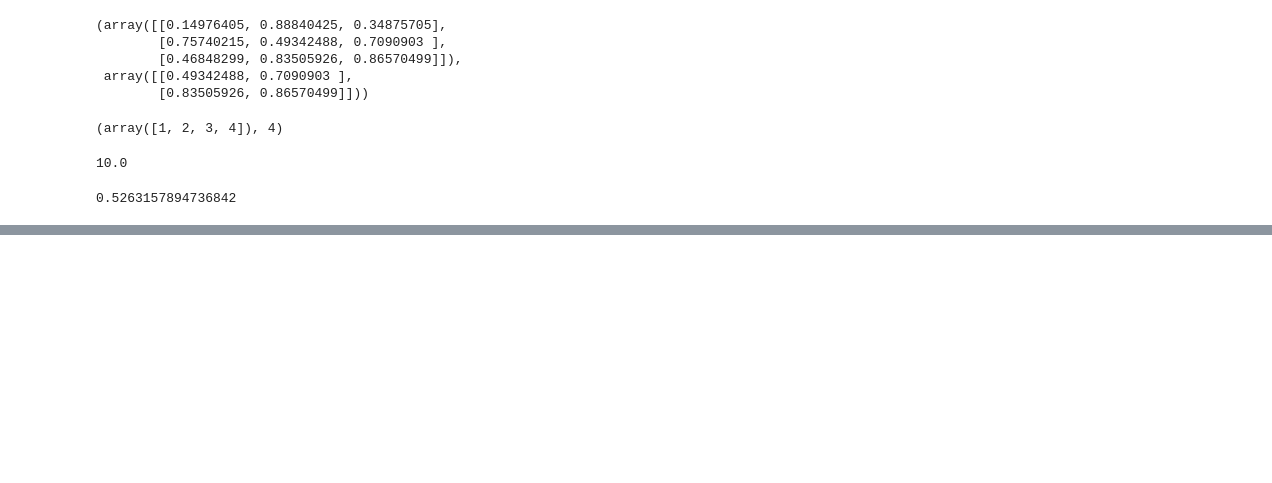
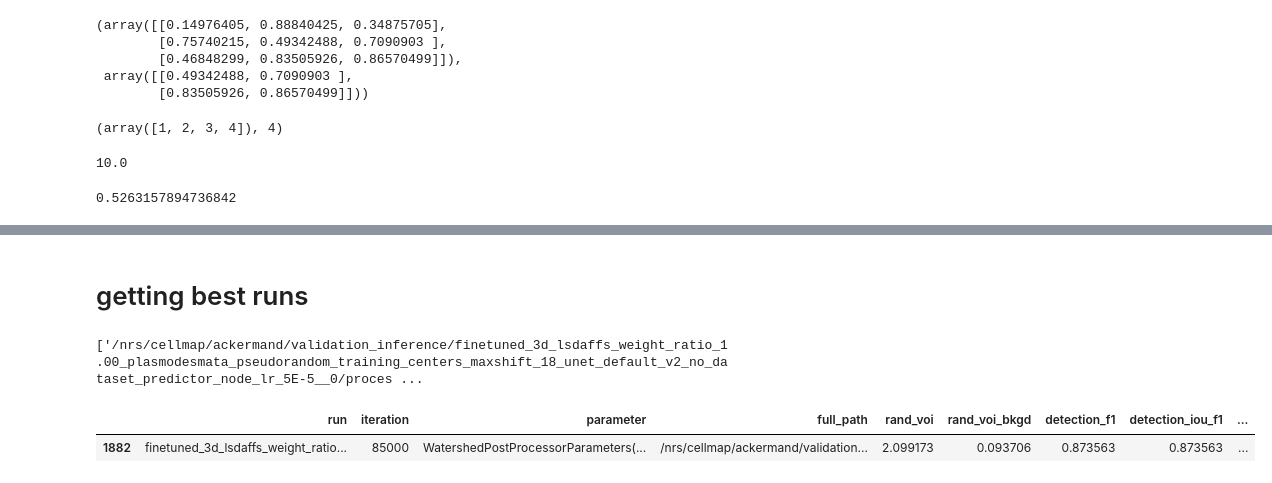
Before and after one commit to davidackerman/plasmodesmata_dacapo, a Jupyter notebook: preprocessing.ipynb, the cells around one changed output, grey strips where cells are left out. Cells and saved outputs as stored; diff of their text form; code cells hidden in the pictures; blank space fills up the shorter version.

```diff
--- a/preprocessing.ipynb
+++ b/preprocessing.ipynb
@@ -432,7 +425,7 @@ trainer_config = GunpowderTrainerConfig(
 ## Task
 # %%
 task_config = AffinitiesTaskConfig(
-    name=f"3d_lsdaffs",
+    name=f"3d_lsdaffs_weight_ratio_1.00",
     neighborhood=[
         (1, 0, 0),
         (0, 1, 0),
@@ -445,6 +438,7 @@ task_config = AffinitiesTaskConfig(
         (0, 0, 9),
     ],
     lsds=True,
+    lsds_to_affs_weight_ratio=1.0,
 )
 # %% [markdown]
 ## Architecture
@@ -452,7 +446,7 @@ task_config = AffinitiesTaskConfig(
 I had an issue where, by default, I created the rasterization at the same resolution as the raw data. But the default architecture (with the upsampling layer `upsample_factors`) expects it to be at 2x the resolution including mask and validation. This resulted in an error when submitting. Since we don't really care about a higher res (at the moment), we can just comment out the upsampling layer (`constant_upsample` and `upsample_factors`)
 # %%
 architecture_config = CNNectomeUNetConfig(
-    name="upsample-unet",
+    name="unet",
     input_shape=Coordinate(216, 216, 216),
     eval_shape_increase=Coordinate(72, 72, 72),
     fmaps_in=1,
@@ -1779,0 +2145,30 @@ neuroglancer --file /nrs/cellmap/ackermand/predictions/jrc_22ak351-leaf-3m/jrc_2
+# %%
+from funlib.persistence import open_ds, prepare_ds
+
+gt = open_ds(
+    "/nrs/cellmap/ackermand/cellmap_experiments/test/finetuned_3d_lsdaffs_plasmodesmata_pseudorandom_training_centers_maxshift_18_upsample-unet_default_v2__0/validation.zarr",
+    "inputs/val/gt",
+).data[:]
+
+f = "/nrs/cellmap/ackermand/cellmap_experiments/test/finetuned_3d_lsdaffs_plasmodesmata_pseudorandom_training_centers_maxshift_18_upsample-unet_default_v2__0/validation.zarr"
+voi_original = open_ds(
+    f,
+    "val/voi",
+).data[:]
+
+voi_new = open_ds(
+    "/nrs/cellmap/ackermand/cellmap_experiments/test/finetuned_3d_lsdaffs_weight_ratio_1.00_plasmodesmata_pseudorandom_training_centers_maxshift_18_unet_default_v2_no_dataset_predictor_node__0/validation.zarr",
+    "val/voi",
+).data[:]
+
+print("voi")
+gt = gt.astype(np.uint64)
+for current_voi in [voi_original, voi_new]:
+    print(
+        my_voi(current_voi, gt),
+        my_voi(gt, current_voi),
+        calculate_variation_of_information(current_voi, gt),
+        calculate_variation_of_information(gt, current_voi),
+        rvoi(current_voi, gt),
+        rvoi(gt, current_voi),
+    )
@@ -1779,0 +2200,2 @@ neuroglancer --file /nrs/cellmap/ackermand/predictions/jrc_22ak351-leaf-3m/jrc_2
+# %% [markdown]
+# getting best runs
@@ -1779,0 +2260,15 @@ neuroglancer --file /nrs/cellmap/ackermand/predictions/jrc_22ak351-leaf-3m/jrc_2
+# %%
+f1_max = max(df["detection_f1"].max(), df["detection_iou_f1"].max())
+df_maxs = df[(df["detection_f1"] == f1_max) | (df["detection_iou_f1"] == f1_max)]
+print(df_maxs["full_path"].values)
+# %% [output]
+['/nrs/cellmap/ackermand/validation_inference/finetuned_3d_lsdaffs_weight_ratio_1.00_plasmodesmata_pseudorandom_training_centers_maxshift_18_unet_default_v2_no_dataset_predictor_node_lr_5E-5__0/proces ...
+# %%
+iou_max = max(df["detection_avg_iou"].max(), df["detection_iou_avg_iou"].max())
+df_maxs = df[
+    (df["detection_avg_iou"] == iou_max) | (df["detection_iou_avg_iou"] == iou_max)
+]
+df_maxs
+# %% [output]
+|  | run | iteration | parameter | full_path | rand_voi | rand_voi_bkgd | detection_f1 | detection_iou_f1 | ... |
+| 1882 | finetuned_3d_lsdaffs_weight_ratio... | 85000 | WatershedPostProcessorParameters(... | /nrs/cellmap/ackermand/validation... | 2.099173 | 0.093706 | 0.873563 | 0.873563 | ... |
```
Also changed, not shown: parts of 46 cells of this notebook.
